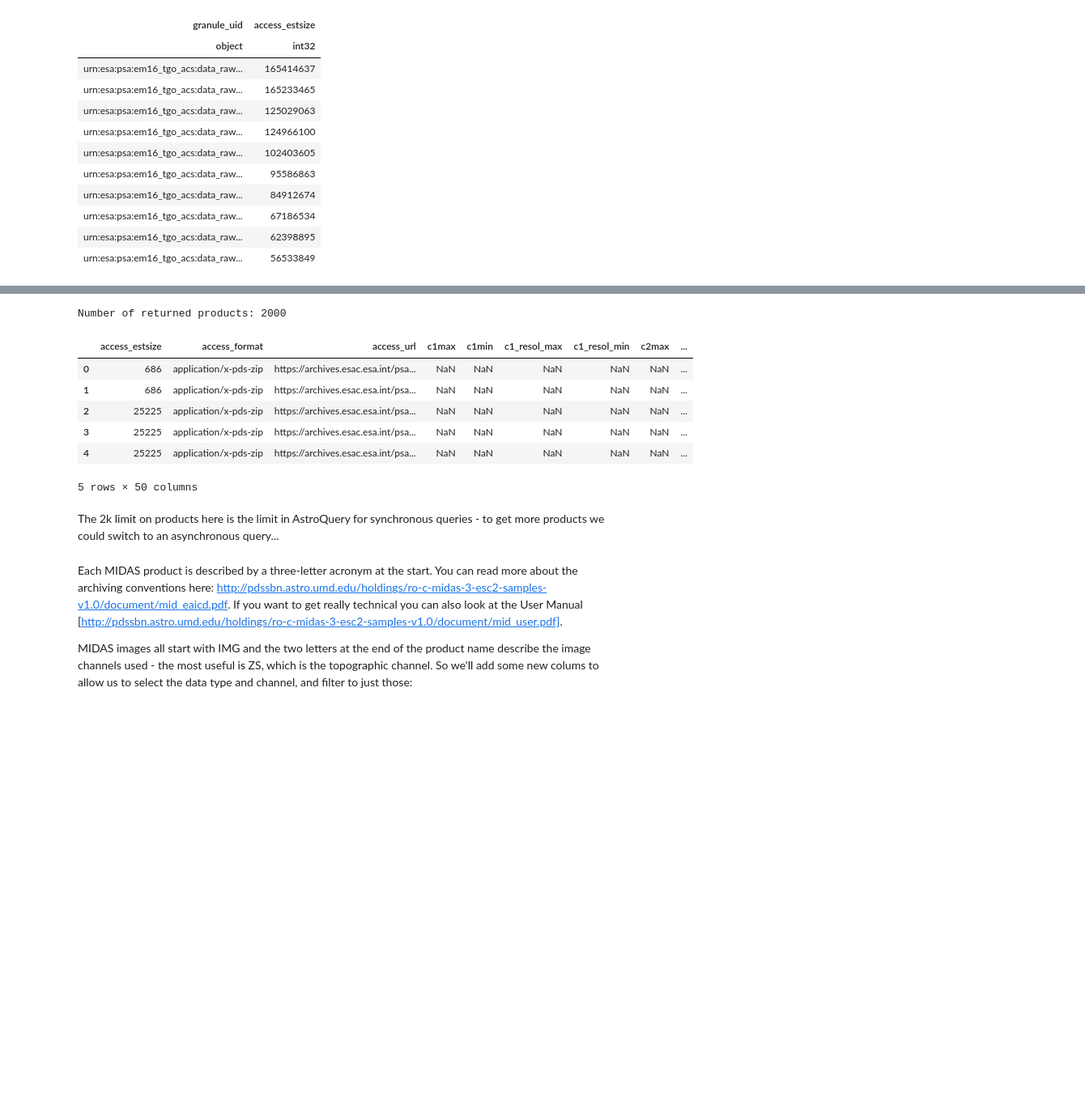
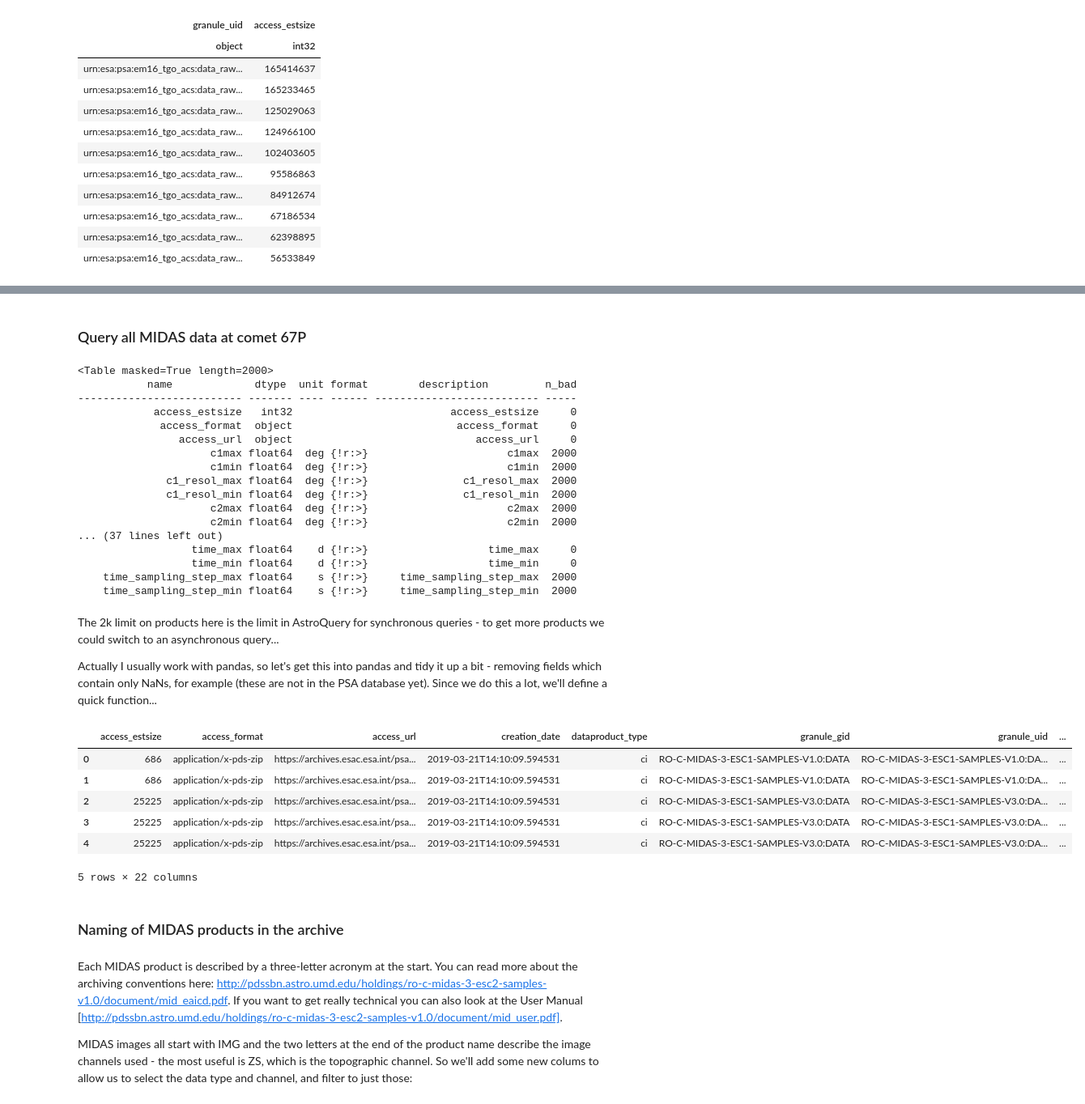
Before and after one commit to msbentley/midas-analysis, a Jupyter notebook: midas-analysis.ipynb, the cells around one changed output, grey strips where cells are left out. Shown at 81% size. Drawn from its saved outputs; the diff is of its cells as text; code cells hidden in the pictures; blank space fills up the shorter version.

```diff
--- a/midas-analysis.ipynb
+++ b/midas-analysis.ipynb
@@ -81,22 +83,28 @@ Table masked=True length=10
+# %% [markdown]
+### Query all MIDAS data at  comet 67P
 # %%
 query = "SELECT * FROM epn_core WHERE target_name='67P' AND instrument_name='MIDAS'"
-data = psa.launch_job(query).get_data().to_pandas()
-
-str_df = data.select_dtypes([np.object])
-str_df = str_df.stack().str.decode('utf-8').unstack()
-for col in str_df:
-    data[col] = str_df[col]
-
-print('Number of returned products: {:d}'.format(len(data)))
-data.head()
+data = psa.launch_job(query).get_data()
+data.info()
 # %% [output]
-Number of returned products: 2000
+<Table masked=True length=2000>
+           name             dtype  unit format        description         n_bad
+-------------------------- ------- ---- ------ -------------------------- -----
+            access_estsize   int32                         access_estsize     0
+             access_format  object                          access_format     0
+                access_url  object                             access_url     0
+                     c1max float64  deg {!r:>}                      c1max  2000
+                     c1min float64  deg {!r:>}                      c1min  2000
+              c1_resol_max float64  deg {!r:>}               c1_resol_max  2000
+              c1_resol_min float64  deg {!r:>}               c1_resol_min  2000
+                     c2max float64  deg {!r:>}                      c2max  2000
+                     c2min float64  deg {!r:>}                      c2min  2000
+... (37 lines left out)
+                  time_max float64    d {!r:>}                   time_max     0
+                  time_min float64    d {!r:>}                   time_min     0
+    time_sampling_step_max float64    s {!r:>}     time_sampling_step_max  2000
+    time_sampling_step_min float64    s {!r:>}     time_sampling_step_min  2000
-|  | access_estsize | access_format | access_url | c1max | c1min | c1_resol_max | c1_resol_min | c2max | ... |
-| 0 | 686 | application/x-pds-zip | https://archives.esac.esa.int/psa... | NaN | NaN | NaN | NaN | NaN | ... |
-| 1 | 686 | application/x-pds-zip | https://archives.esac.esa.int/psa... | NaN | NaN | NaN | NaN | NaN | ... |
-| 2 | 25225 | application/x-pds-zip | https://archives.esac.esa.int/psa... | NaN | NaN | NaN | NaN | NaN | ... |
-| 3 | 25225 | application/x-pds-zip | https://archives.esac.esa.int/psa... | NaN | NaN | NaN | NaN | NaN | ... |
-| 4 | 25225 | application/x-pds-zip | https://archives.esac.esa.int/psa... | NaN | NaN | NaN | NaN | NaN | ... |
-5 rows × 50 columns
 # %% [markdown]
 The 2k limit on products here is the limit in AstroQuery for synchronous queries - to get more products we could switch to an asynchronous query...
+
+Actually I usually work with pandas, so let's get this into pandas and tidy it up a bit - removing fields which contain only NaNs, for example (these are not in the PSA database yet). Since we do this a lot, we'll define a quick function...
@@ -103,3 +127,16 @@ The 2k limit on products here is the limit in AstroQuery for synchronous queries
+# %%
+data = tap_to_pandas(query, psa)
+data.head()
+# %% [output]
+|  | access_estsize | access_format | access_url | creation_date | dataproduct_type | granule_gid | granule_uid | ... |
+| 0 | 686 | application/x-pds-zip | https://archives.esac.esa.int/psa... | 2019-03-21T14:10:09.594531 | ci | RO-C-MIDAS-3-ESC1-SAMPLES-V1.0:DATA | RO-C-MIDAS-3-ESC1-SAMPLES-V1.0:DA... | ... |
+| 1 | 686 | application/x-pds-zip | https://archives.esac.esa.int/psa... | 2019-03-21T14:10:09.594531 | ci | RO-C-MIDAS-3-ESC1-SAMPLES-V1.0:DATA | RO-C-MIDAS-3-ESC1-SAMPLES-V1.0:DA... | ... |
+| 2 | 25225 | application/x-pds-zip | https://archives.esac.esa.int/psa... | 2019-03-21T14:10:09.594531 | ci | RO-C-MIDAS-3-ESC1-SAMPLES-V3.0:DATA | RO-C-MIDAS-3-ESC1-SAMPLES-V3.0:DA... | ... |
+| 3 | 25225 | application/x-pds-zip | https://archives.esac.esa.int/psa... | 2019-03-21T14:10:09.594531 | ci | RO-C-MIDAS-3-ESC1-SAMPLES-V3.0:DATA | RO-C-MIDAS-3-ESC1-SAMPLES-V3.0:DA... | ... |
+| 4 | 25225 | application/x-pds-zip | https://archives.esac.esa.int/psa... | 2019-03-21T14:10:09.594531 | ci | RO-C-MIDAS-3-ESC1-SAMPLES-V3.0:DATA | RO-C-MIDAS-3-ESC1-SAMPLES-V3.0:DA... | ... |
+5 rows × 22 columns
+# %% [markdown]
+### Naming of MIDAS products in the archive
 # %% [markdown]
 Each MIDAS product is described by a three-letter acronym at the start. You can read more about the archiving conventions here: http://pdssbn.astro.umd.edu/holdings/ro-c-midas-3-esc2-samples-v1.0/document/mid_eaicd.pdf. If you want to get really technical you can also look at the User Manual [http://pdssbn.astro.umd.edu/holdings/ro-c-midas-3-esc2-samples-v1.0/document/mid_user.pdf].
 
```
Also changed, not shown: parts of 38 cells of this notebook.
